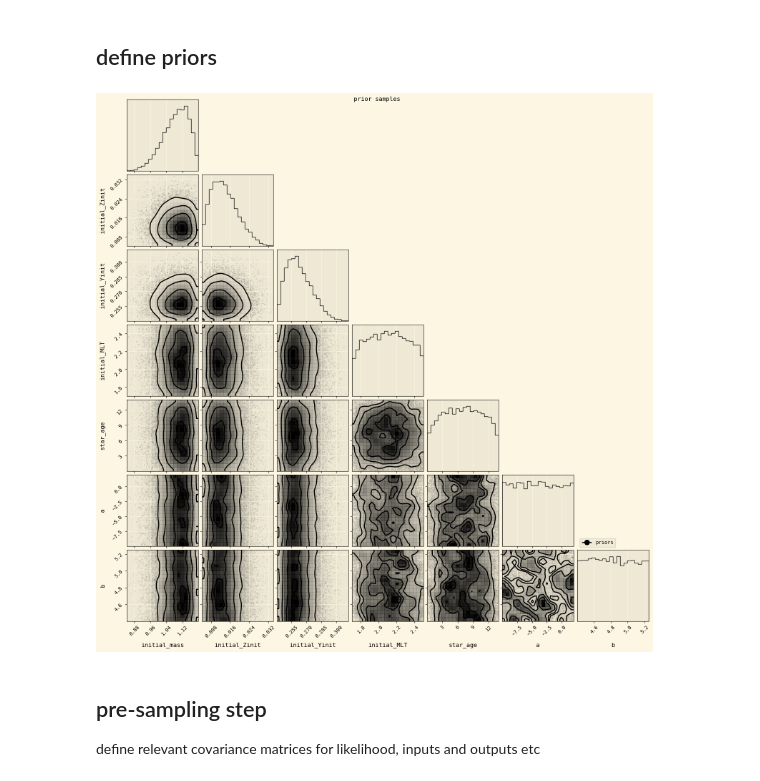
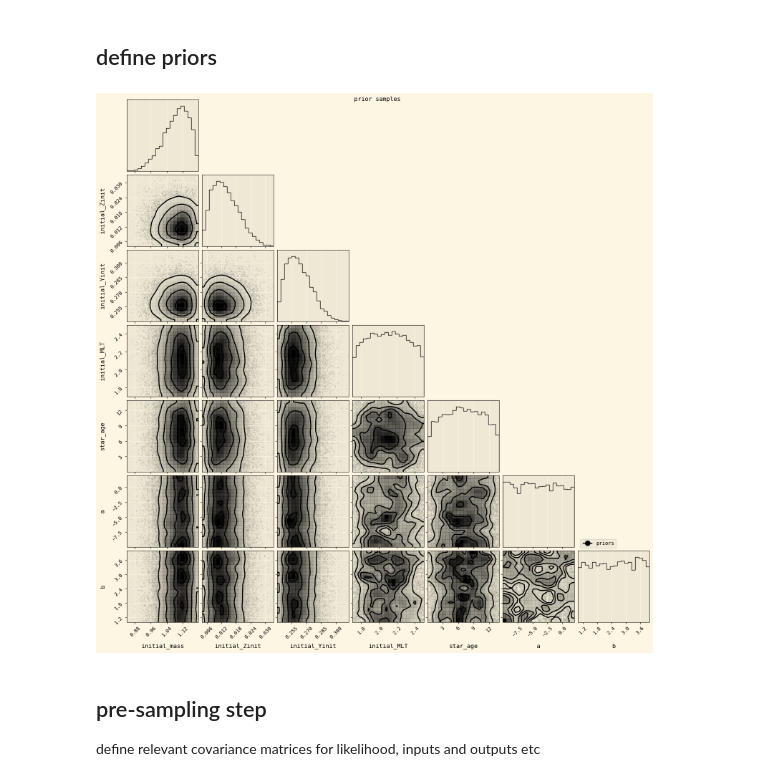
Before and after one commit to ojscutt/ultranest-pitchfork, a Jupyter notebook: Sun.ipynb, the cells around one changed output. Cells and saved outputs as stored; diff of their text form; code cells hidden in the pictures.

Commit message:
tweak b prior for sol

```diff
--- a/Sun.ipynb
+++ b/Sun.ipynb
@@ -168,33 +173,33 @@ star_dict
 # %%
 labels = ['initial_mass', 'initial_Zinit', 'initial_Yinit', 'initial_MLT', 'star_age', 'a', 'b']
 
 mass_prior = prior_funcs.custom_beta_prior(0.8, 1.2, a=5, b=2)
 
 Zinit_prior = prior_funcs.custom_beta_prior(0.004, 0.038, a=2, b=5)
 
 Yinit_prior = prior_funcs.custom_beta_prior(0.24, 0.32, a=2, b=5)
 
 MLT_prior = prior_funcs.custom_beta_prior(1.7, 2.5, a=1.2, b=1.2)
 
 age_prior = prior_funcs.custom_beta_prior(0.03, 14, a=1.2, b=1.2)
 
 a_prior = prior_funcs.custom_uniform_prior(-10, 2)
 
-b_prior = prior_funcs.custom_uniform_prior(4.4, 5.25)
+b_prior = prior_funcs.custom_uniform_prior(1, 4)
 
 priors = [mass_prior, Zinit_prior, Yinit_prior, MLT_prior, age_prior, a_prior, b_prior]
 
 size = 10000
 plot_prior_samples = np.array([prior.rvs(size=size) for prior in priors])
 legend_labels = []
 corner_color = 'black'
 corner.corner(plot_prior_samples.T, labels = labels, color=corner_color, hist_kwargs={'density':True}, smooth=True);
 legend_labels = legend_labels + [Line2D([0], [0], marker='o', color =corner_color, markerfacecolor = corner_color, markersize=10, label='priors')]
 plt.suptitle('prior samples')
 plt.legend(handles=legend_labels, bbox_to_anchor=(0., 1.0, 1., .0), loc=0)
 plt.show()
 # %% [output]
-[figure, old version]
+[figure, new version]
 # %% [markdown]
 ## pre-sampling step
 define relevant covariance matrices for likelihood, inputs and outputs etc
```
Also changed, not shown: parts of 7 cells of this notebook, 2 other files.
